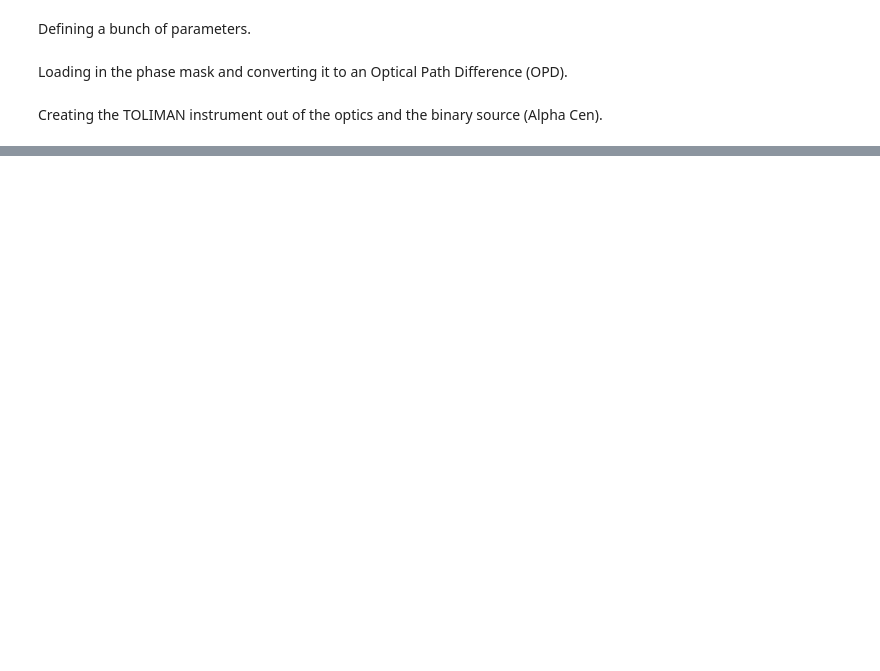
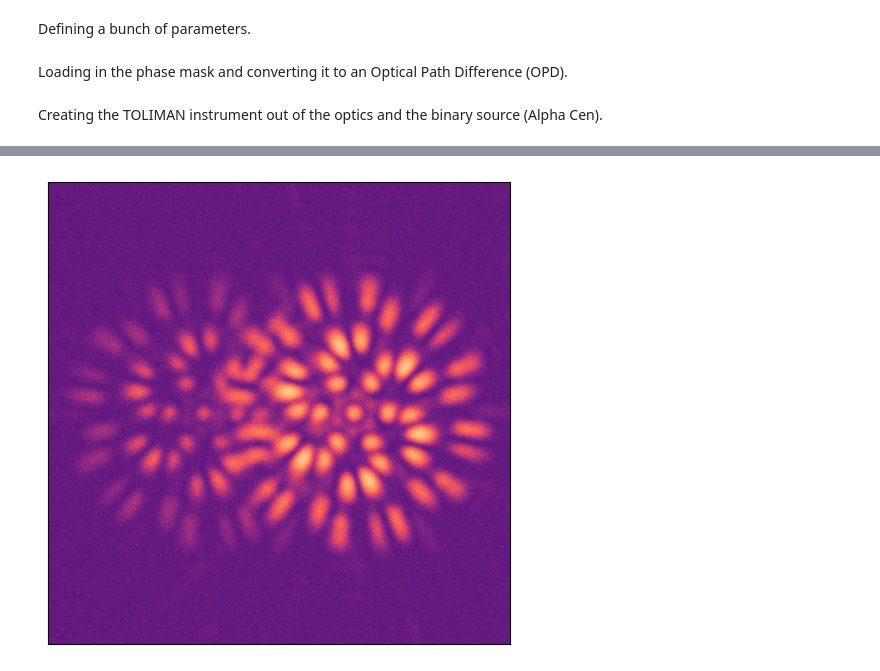
Before and after one commit to maxecharles/toliman-phd, a Jupyter notebook: notebooks/mask_psf_imgs.ipynb, the cells around one changed output, grey strips where cells are left out. Cells and saved outputs as stored; diff of their text form; code cells hidden in the pictures; blank space fills up the shorter version.

```diff
--- a/notebooks/mask_psf_imgs.ipynb
+++ b/notebooks/mask_psf_imgs.ipynb
@@ -85,0 +133,29 @@ plt.show()
+# %%
+plt.rcParams["font.family"] = "monospace"
+
+# Adding noise
+noisy_PSF = np.random.poisson(PSF)
+det_noise = np.round(np.random.normal(size=noisy_PSF.shape), decimals=0).astype(int)
+noisy_PSF += det_noise
+
+# plotting plot
+fig, ax = plt.subplots(figsize=(8, 6))
+# set logarithmic color scaling
+log_norm = colors.LogNorm(vmin=noisy_PSF.min(), vmax=noisy_PSF.max())
+natlog_norm = colors.SymLogNorm(linthresh=4, linscale=1, vmin=noisy_PSF.min(), vmax=noisy_PSF.max(), base=2)
+# plot the image with logarithmic scaling
+c = ax.imshow(noisy_PSF,
+              cmap='magma',
+              norm=natlog_norm,
+              )
+# set axis and plot title
+ax.set(
+       # title=r'$\alpha$ $Cen$ Simulated PSF',
+       xticks=[],
+       yticks=[])
+# # add a colorbar with label and logarithmic scaling
+# cb = fig.colorbar(c, ax=ax, label='photons', norm=natlog_norm)
+# plt.savefig('figs/PSF-noisy-weirdstretch.pdf', bbox_inches='tight')
+plt.show()
+# %% [output]
+[figure, added]
```
Also changed, not shown: parts of 7 cells of this notebook, 8 other files.
